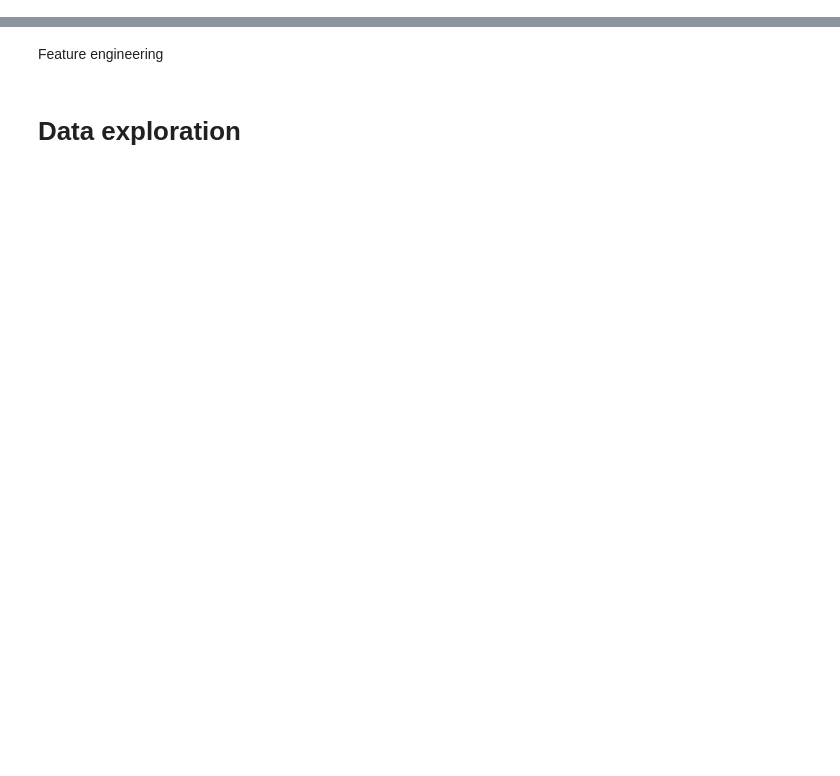
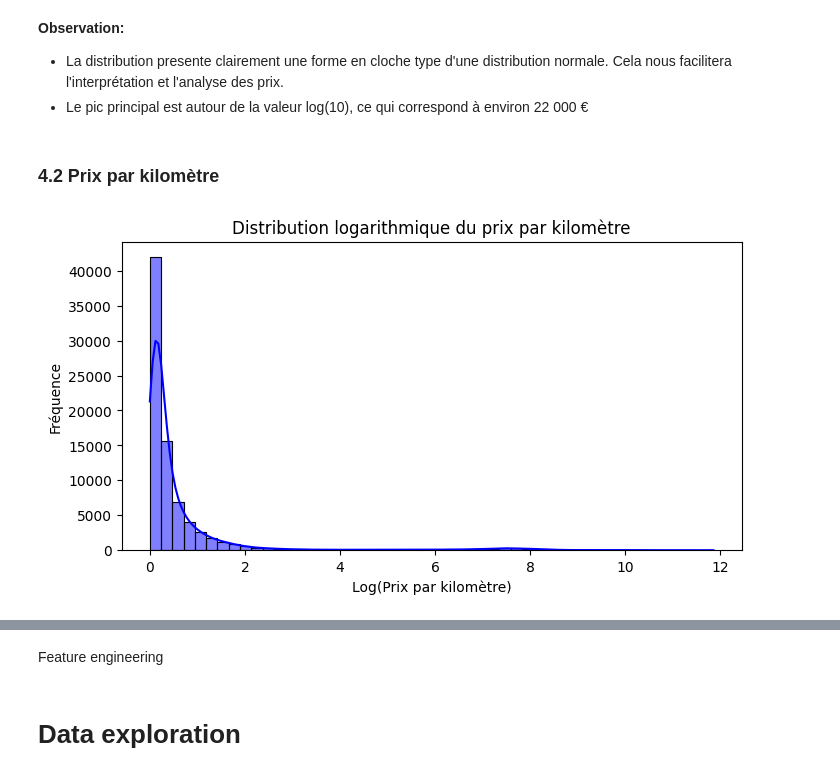
Before and after one commit to the-demby/Leboncoin_Predicting_Price, a Jupyter notebook: leboncoin.ipynb, the cells around one changed output, grey strips where cells are left out. Drawn from its saved outputs; the diff is of its cells as text; code cells hidden in the pictures; blank space fills up the shorter version.

```diff
--- a/leboncoin.ipynb
+++ b/leboncoin.ipynb
@@ -128,0 +569,17 @@ print("Taille:",leboncoin_ads_filtered_extended.shape,"\ncolumns: ",leboncoin_ad
+# %% [markdown]
+**Observation:**
+
+* La distribution presente clairement une forme en cloche type d'une distribution normale. Cela nous facilitera l'interprétation et l'analyse des prix.
+* Le pic principal est autour de la valeur log(10), ce qui correspond à environ 22 000 €
+# %% [markdown]
+### **4.2 Prix par kilomètre**
+# %%
+df_cleaned['log_prix_par_km'] = np.log1p(df_cleaned['prix_par_km'])
+plt.figure(figsize=(8, 4))
+sns.histplot(df_cleaned['log_prix_par_km'], bins=50, kde=True, color='blue')
+plt.title('Distribution logarithmique du prix par kilomètre')
+plt.xlabel('Log(Prix par kilomètre)')
+plt.ylabel('Fréquence')
+plt.show()
+# %% [output]
+[figure, added]
```
Also changed, not shown: parts of 93 cells of this notebook, 8 other files.
